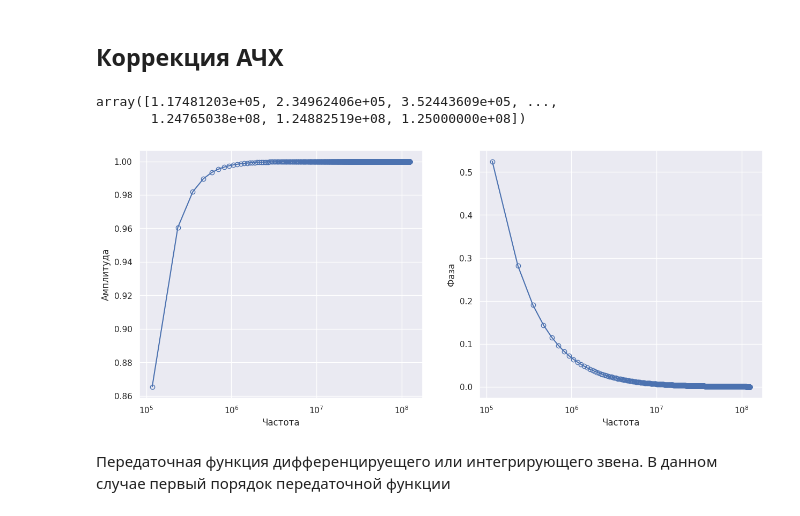
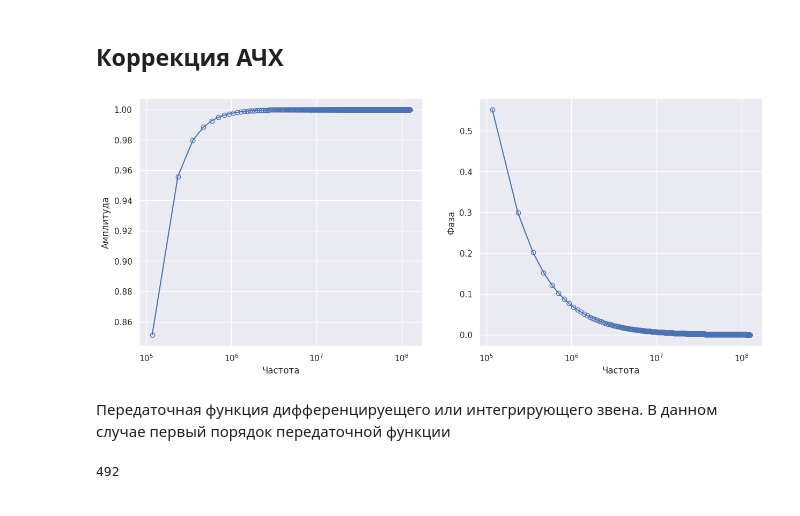
Before and after one commit to settlermine/jinr_practice, a Jupyter notebook: settlermine.ipynb, the cells around one changed output. Cells and saved outputs as stored; diff of their text form; code cells hidden in the pictures.

```diff
--- a/settlermine.ipynb
+++ b/settlermine.ipynb
@@ -64,7 +64,7 @@ def find_period(data: np.ndarray, number_of_samples: int = 32*2048, sample_lengt
         number_of_amplitudes_for_corrected_period (int, optional): Число амплитуд после второй корректировки. Defaults to 21.
         half_window_length (int, optional): Дляга полуокна, в котором будет производится регрессия. Defaults to 5.
 
-    Returns:
+    corrected_signaleturns:
         float: Значение периода
     """
 
@@ -585,29 +585,27 @@ fig.show()
 ## Коррекция АЧХ
 # %%
 rounded_period = int(period)
-time_constant_TF = 1/427.246e3
+# time_constant_TF = 1/427.246e3
+time_constant_TF = 2.2 * 10 ** (-6)
 rotation_frequency = 1 / (time_delta * rounded_period)
 order = 1
 # %%
-frequences_range = np.arange(1, rounded_period//2 + 1) * rotation_frequency
+frequences_spectrum = np.arange(1, rounded_period//2 + 1) * rotation_frequency
-# %% [output]
-array([1.17481203e+05, 2.34962406e+05, 3.52443609e+05, ...,
-       1.24765038e+08, 1.24882519e+08, 1.25000000e+08])
 # %%
-transfer_function = lambda frequency: ((2j * np.pi * frequency * time_constant_TF) / (1 + 2j * np.pi * frequency * time_constant_TF)) ** p
+transfer_function = lambda frequency: ((2j * np.pi * frequency * time_constant_TF) / (1 + 2j * np.pi * frequency * time_constant_TF)) ** order
 # %%
 fig, axs = plt.subplots(1, 2, figsize=(15, 6))
 
-axs[0].plot(frequences_range, np.abs(transfer_function(frequences_range)), marker='o', mfc='None')
+axs[0].plot(frequences_spectrum, np.abs(transfer_function(frequences_spectrum)), marker='o', mfc='None')
 axs[0].set_xscale('log')
 axs[0].set_xlabel('Частота')
 axs[0].set_ylabel('Амплитуда')
 
-axs[1].plot(frequences_range, np.angle(transfer_function(frequences_range)), marker='o', mfc='None')
+axs[1].plot(frequences_spectrum, np.angle(transfer_function(frequences_spectrum)), marker='o', mfc='None')
 axs[1].set_xscale('log')
 axs[1].set_xlabel('Частота')
 axs[1].set_ylabel('Фаза');
 # %% [output]
-[figure, old version]
+[figure, new version]
 # %% [markdown]
 Передаточная функция дифференцируещего или интегрирующего звена. В данном случае первый порядок передаточной функции
@@ -613,0 +658,4 @@ axs[1].set_ylabel('Фаза');
+# %%
+len([np.sum(summary_resonance['X'][i:i*int(period)]) for i in range(len(summary_resonance)//int(period))],)
+# %% [output]
+492
```
Also changed, not shown: parts of 15 cells of this notebook.
